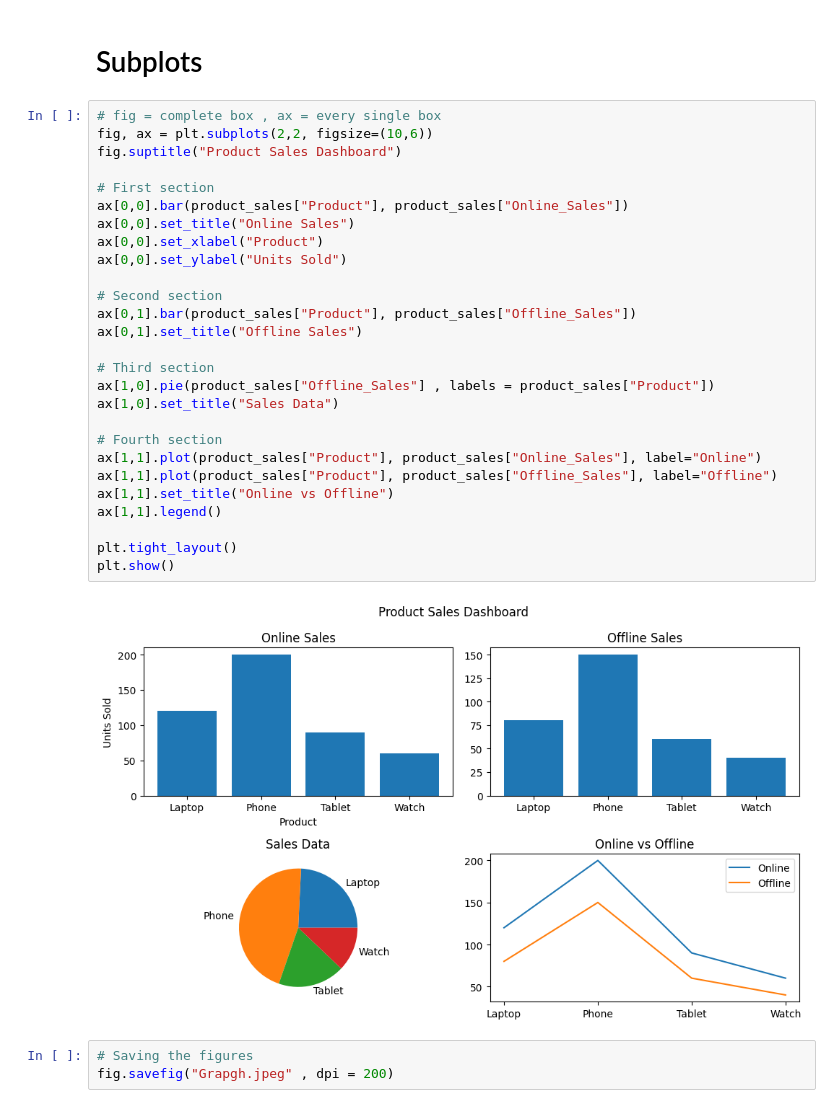
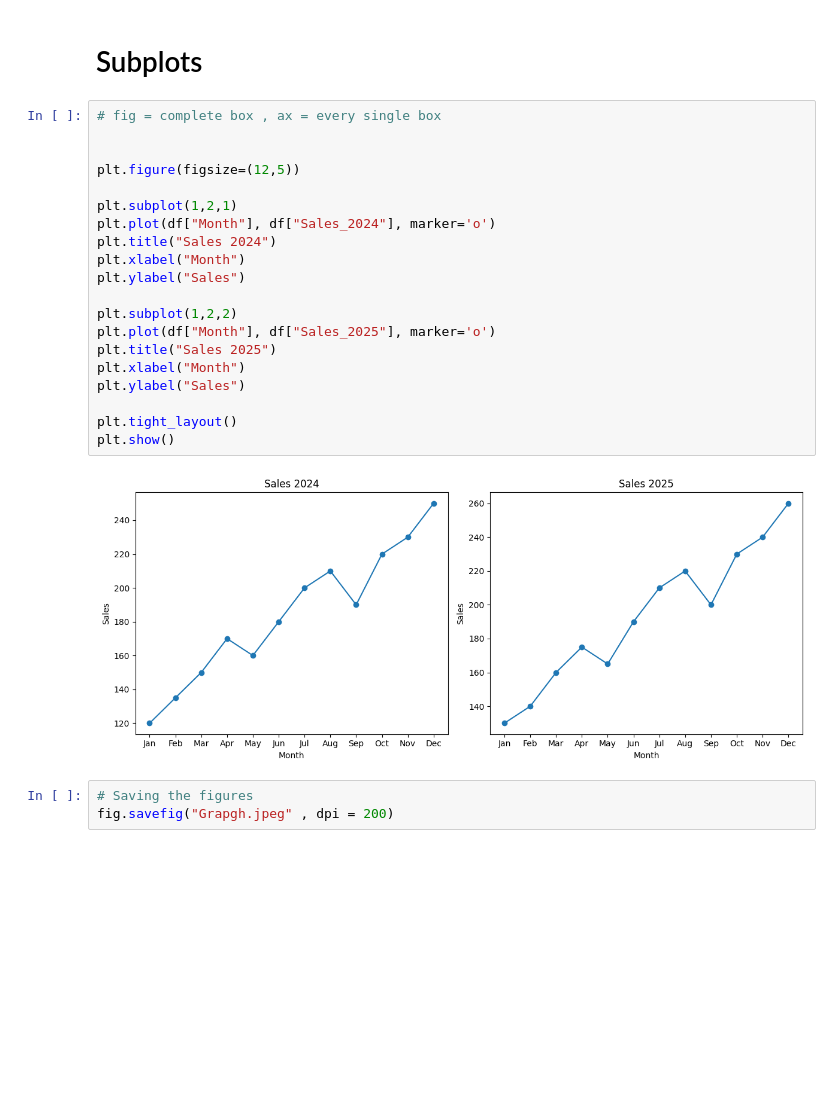
Before and after one commit to T-REX-C0DER/Data-Visualization-with-Python, a Jupyter notebook: Matplotlib.ipynb, the cells around one changed output. Saved outputs shown, nothing was run; the diff lists cells and outputs as text; blank space fills up the shorter version.

```diff
--- a/Matplotlib.ipynb
+++ b/Matplotlib.ipynb
@@ -126,33 +120,26 @@ plt.Figure(figsize=(8,5))
 # Subplots
 # %%
 # fig = complete box , ax = every single box
-fig, ax = plt.subplots(2,2, figsize=(10,6))
-fig.suptitle("Product Sales Dashboard")
 
-# First section
-ax[0,0].bar(product_sales["Product"], product_sales["Online_Sales"])
-ax[0,0].set_title("Online Sales")
-ax[0,0].set_xlabel("Product")
-ax[0,0].set_ylabel("Units Sold")
 
-# Second section
-ax[0,1].bar(product_sales["Product"], product_sales["Offline_Sales"])
-ax[0,1].set_title("Offline Sales")
+plt.figure(figsize=(12,5))
 
-# Third section
-ax[1,0].pie(product_sales["Offline_Sales"] , labels = product_sales["Product"])
-ax[1,0].set_title("Sales Data")
+plt.subplot(1,2,1)
+plt.plot(df["Month"], df["Sales_2024"], marker='o')
+plt.title("Sales 2024")
+plt.xlabel("Month")
+plt.ylabel("Sales")
 
-# Fourth section
-ax[1,1].plot(product_sales["Product"], product_sales["Online_Sales"], label="Online")
-ax[1,1].plot(product_sales["Product"], product_sales["Offline_Sales"], label="Offline")
-ax[1,1].set_title("Online vs Offline")
-ax[1,1].legend()
+plt.subplot(1,2,2)
+plt.plot(df["Month"], df["Sales_2025"], marker='o')
+plt.title("Sales 2025")
+plt.xlabel("Month")
+plt.ylabel("Sales")
 
 plt.tight_layout()
 plt.show()
 # %% [output]
-[figure, old version]
+[figure, new version]
 # %%
 # Saving the figures
 fig.savefig("Grapgh.jpeg" , dpi = 200)
```
Also changed, not shown: parts of 2 cells of this notebook.
